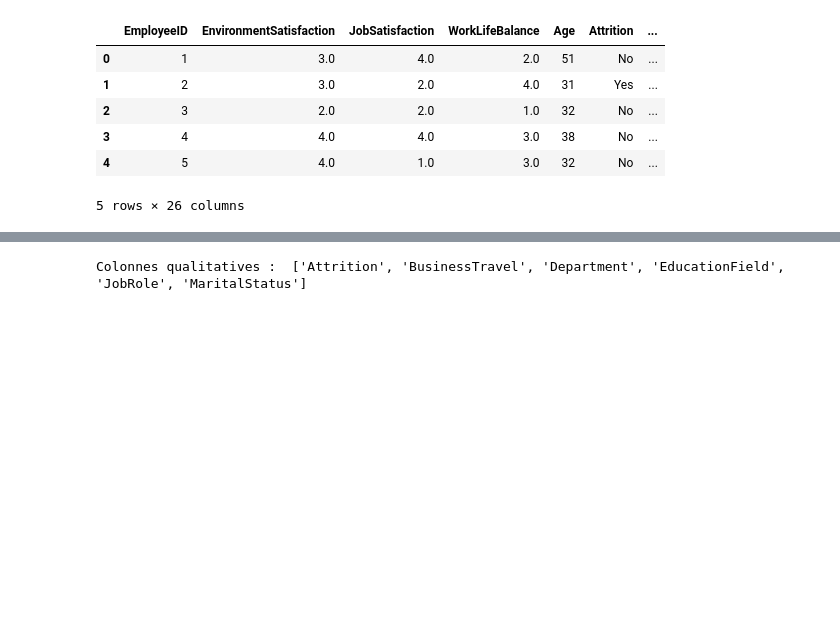
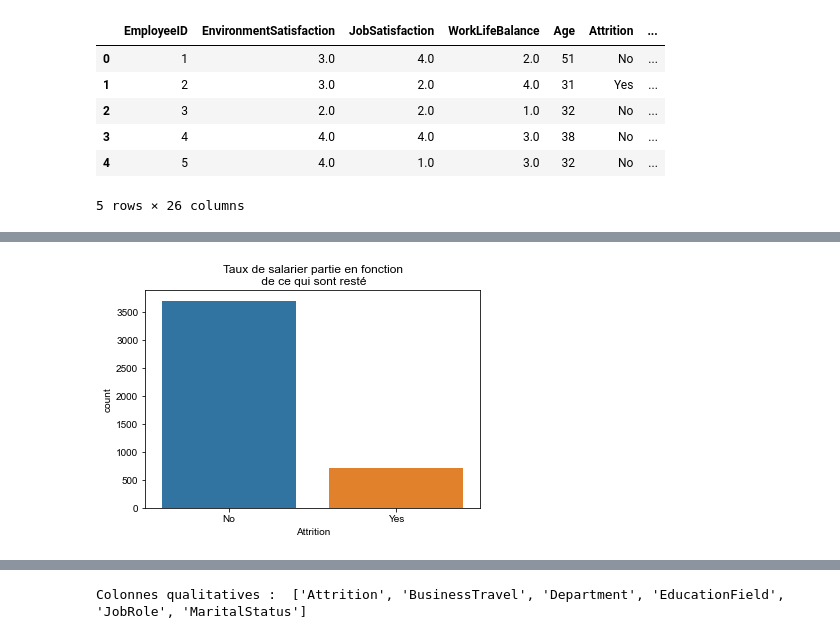
Before and after one commit to itsyanis/Machine-Learning-Project, a Jupyter notebook: Livrable_Projet IA.ipynb, the cells around one changed output, grey strips where cells are left out. Cells and saved outputs as stored; diff of their text form; code cells hidden in the pictures; blank space fills up the shorter version.

```diff
--- a/Livrable_Projet IA.ipynb
+++ b/Livrable_Projet IA.ipynb
@@ -230,0 +247,7 @@ data_merged.head()
+# %%
+sns.countplot(x="Attrition", data=data_copy)
+plt.title("Taux de salarier partie en fonction\n de ce qui sont resté")
+sns.set_theme(style='whitegrid', palette='pastel')
+plt.show()
+# %% [output]
+[figure, added]
```
Also changed, not shown: parts of 12 cells of this notebook.
